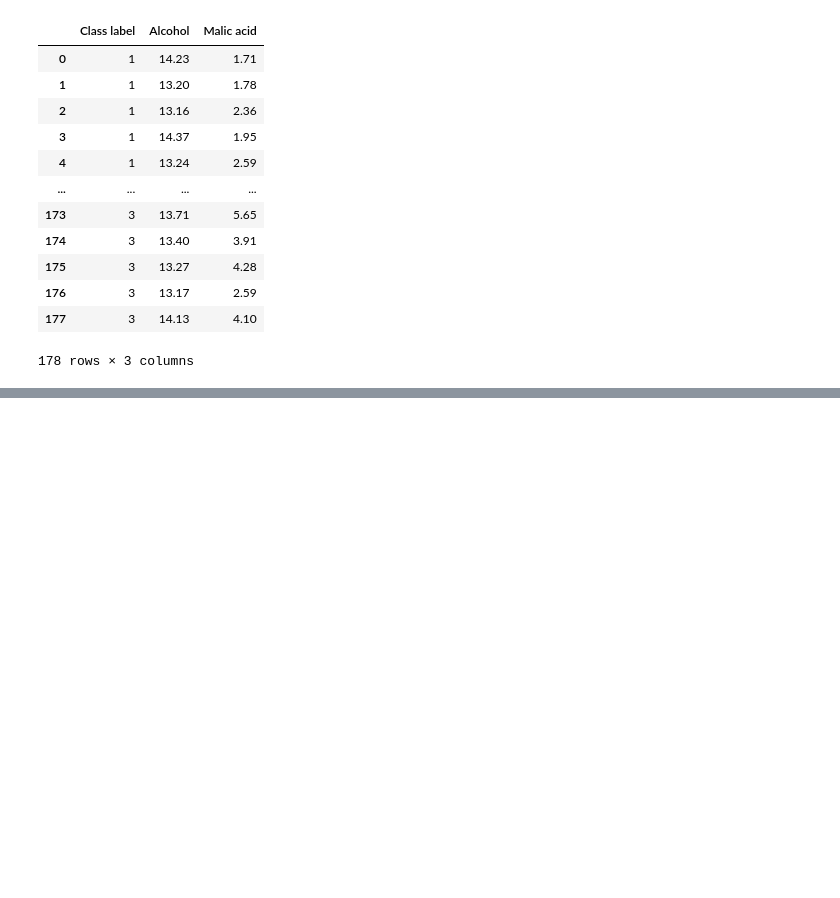
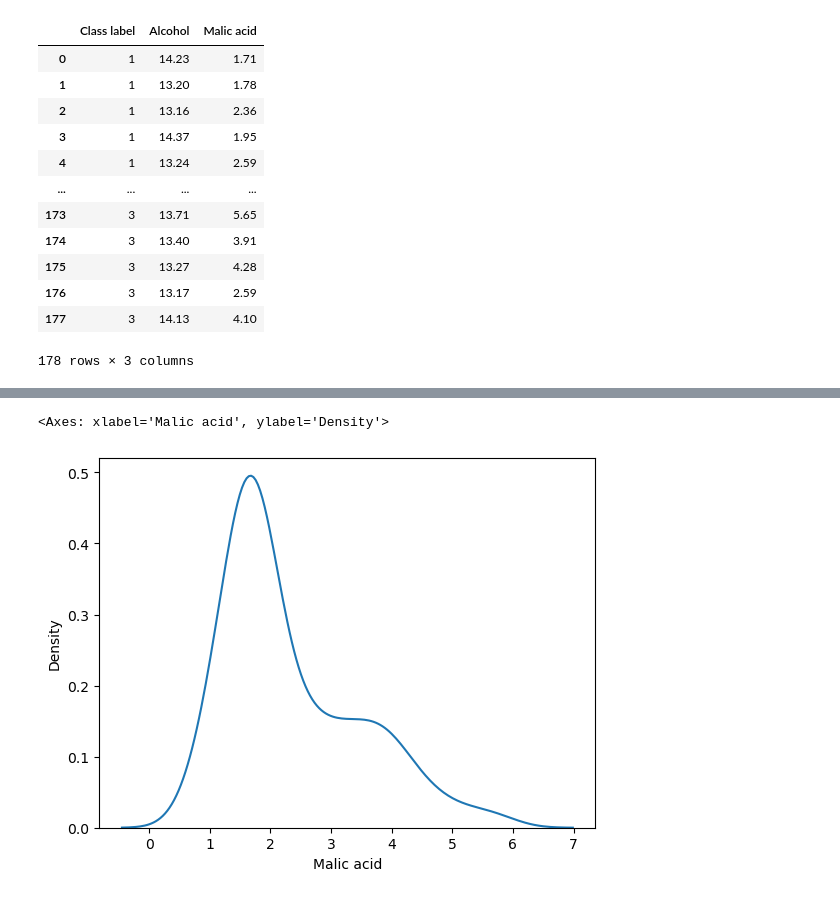
Before and after one commit to subal43/Data-Science-Practice, a Jupyter notebook: Feature Scaling/main.ipynb, the cells around one changed output, grey strips where cells are left out. Drawn from its saved outputs; the diff is of its cells as text; code cells hidden in the pictures; blank space fills up the shorter version.

```diff
--- a/Feature Scaling/main.ipynb
+++ b/Feature Scaling/main.ipynb
@@ -24,0 +30,5 @@ df
+# %%
+sns.kdeplot(df["Malic acid"])
+# %% [output]
+<Axes: xlabel='Malic acid', ylabel='Density'>
+[figure, added]
```
Also changed, not shown: parts of 1 cell of this notebook.
